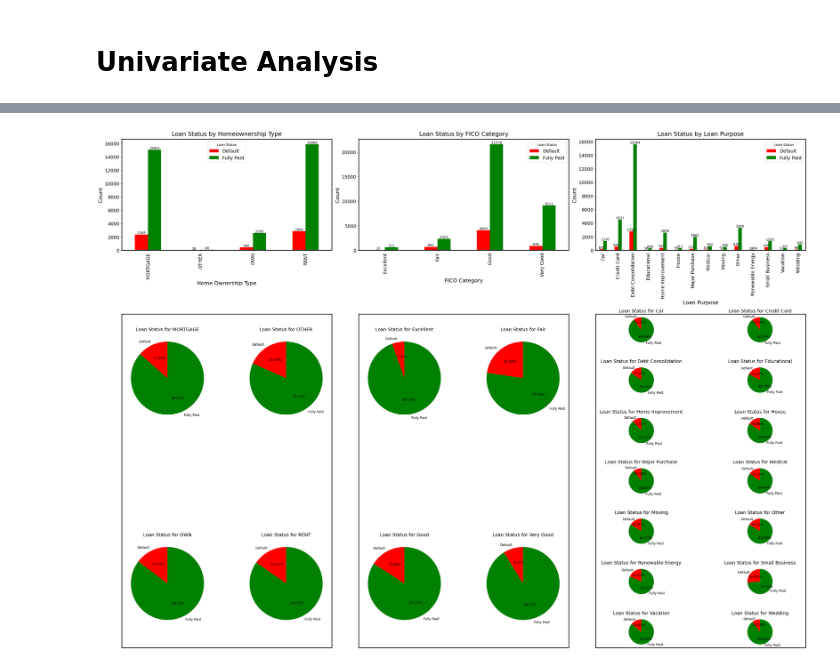
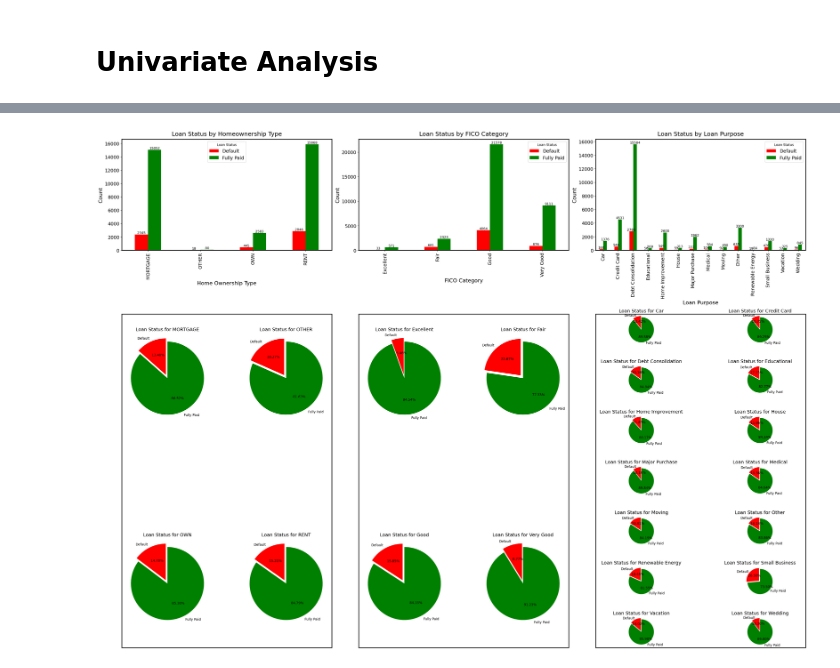
Before and after one commit to Memphis-rains/Loan-Default-System, a Jupyter notebook: eda.ipynb, the cells around one changed output, grey strips where cells are left out. Drawn from its saved outputs; the diff is of its cells as text; code cells hidden in the pictures.

```diff
--- a/eda.ipynb
+++ b/eda.ipynb
@@ -111,32 +131,32 @@ ax3.spines[:].set_visible(True)
 ax3.spines[:].set_linewidth(2)
 for p in ax3.patches:
     ax3.annotate(
         str(int(p.get_height())),
         (p.get_x() + p.get_width() / 2, p.get_height()),
         ha='center', va='bottom'
     )
 
 def create_pie_grid(counts, title, grid_spec, row, col, num_cols=2):
     num_pies = counts.shape[0]
     num_rows = (num_pies + num_cols - 1) // num_cols
     inner_grid = grid_spec[row, col].subgridspec(num_rows, num_cols, wspace=0.3, hspace=0.6)
     container_ax = fig.add_subplot(grid_spec[row, col])
     container_ax.set_frame_on(True)
     container_ax.spines[:].set_visible(True)
     container_ax.spines[:].set_linewidth(2)
     container_ax.set_xticks([])
     container_ax.set_yticks([])
     for i, (category, values) in enumerate(counts.iterrows()):
         ax = fig.add_subplot(inner_grid[i // num_cols, i % num_cols])
-        ax.pie(values, labels=values.index, autopct='%7.2f%%', colors=colors, startangle=90)
+        ax.pie(values, labels=values.index, autopct='%7.2f%%', colors=colors, startangle=90,explode=[0.1,0])
 
         ax.set_title(f'{title} for {category}', fontsize=14, pad=5)
 
 create_pie_grid(homeownership_counts, 'Loan Status', grid_spec, 1, 0)
 create_pie_grid(fico_counts, 'Loan Status', grid_spec, 1, 1)
 create_pie_grid(purpose_counts, 'Loan Status', grid_spec, 1, 2)
 
 plt.tight_layout()
 plt.show()
 # %% [output]
-[figure, old version]
+[figure, new version]
```
Also changed, not shown: parts of 10 cells of this notebook, 1 other file.
